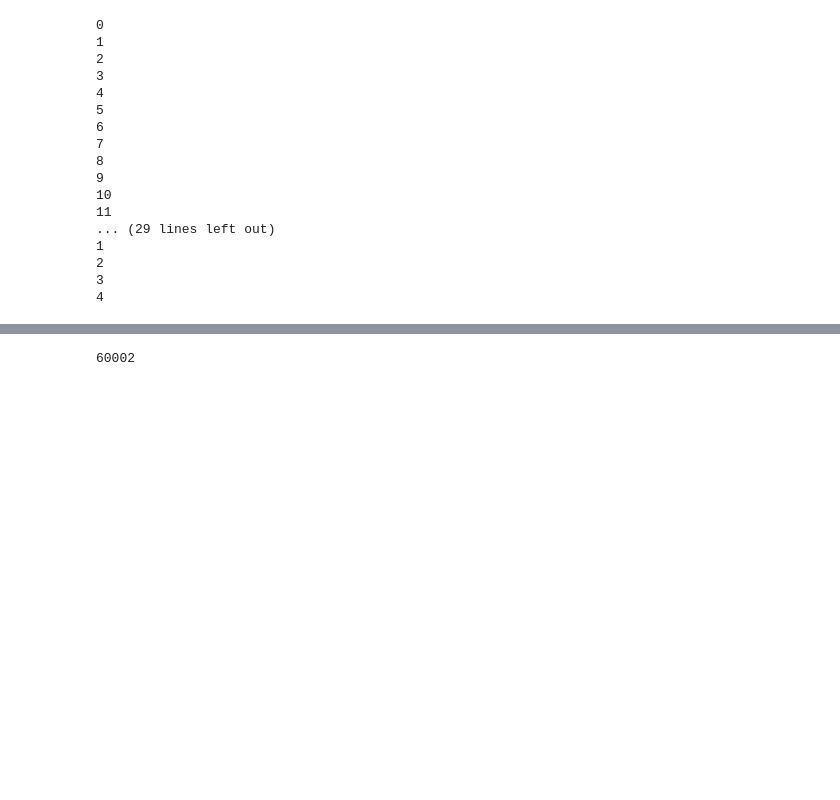
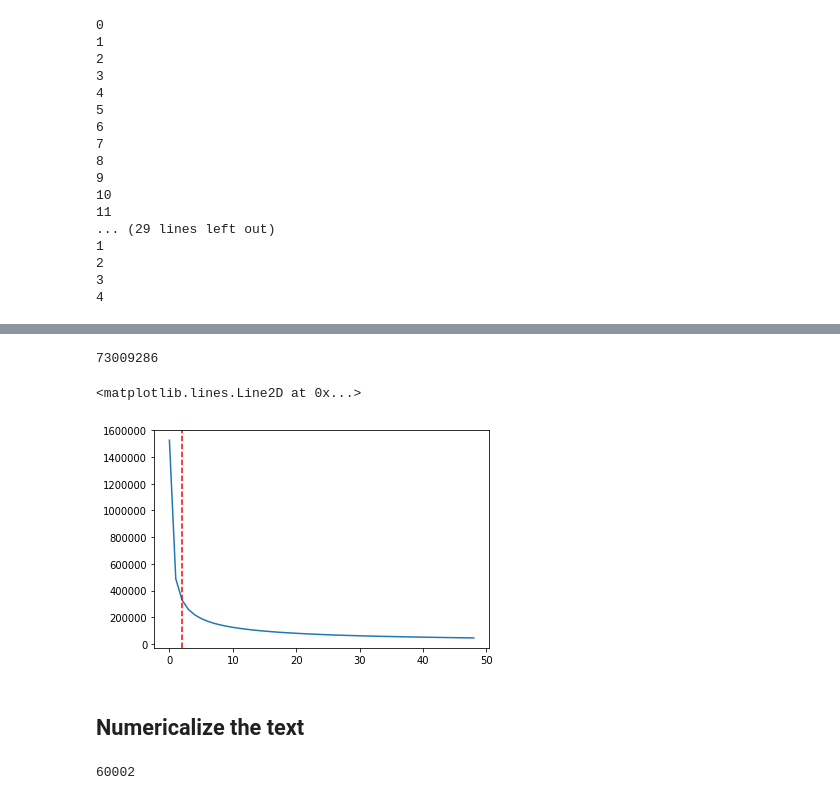
Before and after one commit to cahya-wirawan/indonesian-language-models, a Jupyter notebook: indonesia/ulmfit.ipynb, the cells around one changed output, grey strips where cells are left out. Cells and saved outputs as stored; diff of their text form; code cells hidden in the pictures; blank space fills up the shorter version.

```diff
--- a/indonesia/ulmfit.ipynb
+++ b/indonesia/ulmfit.ipynb
@@ -254 +262,4 @@ np.save(LM_PATH/'tmp'/'tok_val.npy', tok_val)
+# %%
+wiki_tok_trn = np.load(PATH_TMP/'wiki_tok_trn.npy')
+wiki_tok_val = np.load(PATH_TMP/'wiki_tok_val.npy')
 # %%
@@ -262,5 +269,7 @@ tok_val = np.load(LM_PATH/'tmp'/'tok_val.npy')
 # %%
-# Identify the most common tokens and numericalizing the text
-freq = Counter(p for o in tok_trn for p in o)
-freq.most_common(25)
+# Get the Counter object from all the splitted files.
+# Identify the most common tokens
+freq = Counter(p for o in wiki_tok_trn for p in o)
+freqs = pd.DataFrame.from_dict(freq, orient="index")
+freqs.sort_values(0, ascending=False).head(25)
 # %% [output]
@@ -284,3 +293,21 @@ freq.most_common(25)
+# %%
+# Sanity check
+len([p for o in wiki_tok_trn for p in o])
+# %% [output]
+73009286
+# %%
+cnt = []
+for i in range(49):
+    row_cnt = freqs[freqs[0]>=i+1].shape[0]
+    cnt.append(row_cnt)
+# %%
+plt.plot(cnt)
+plt.axvline(x=2, color="red", linestyle="--")
+# %% [output]
+<matplotlib.lines.Line2D at 0x...>
+[figure, added]
+# %% [markdown]
+## Numericalize the text
 # %%
 # Truncating our vocab to ignore the rare words
 max_vocab = 60000
```
Also changed, not shown: parts of 82 cells of this notebook, 2 other files.
